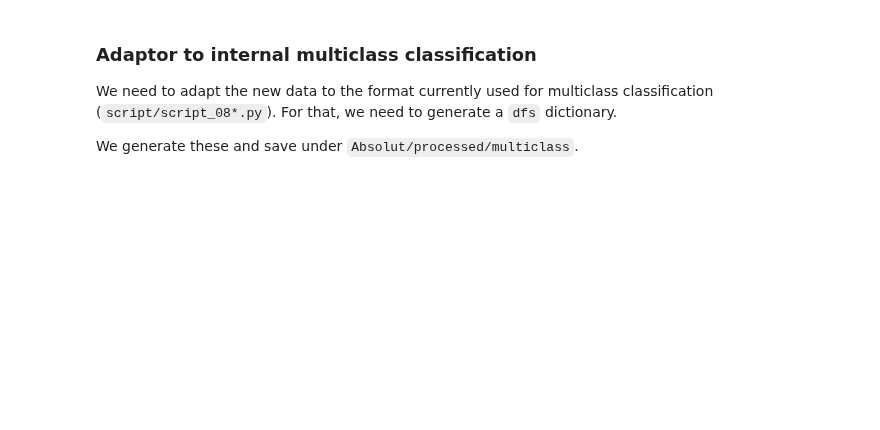
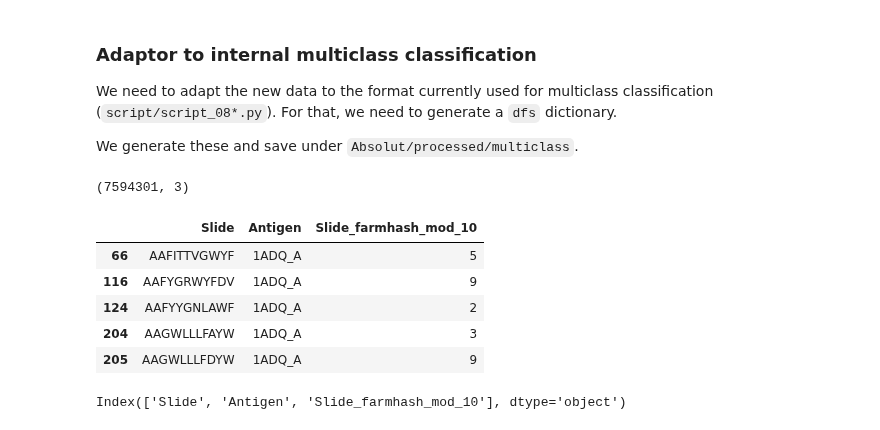
Before and after one commit to csi-greifflab/negative-class-optimization, a Jupyter notebook: notebooks/16_Explore_Absolut_Data.ipynb, the cells around one changed output. Drawn from its saved outputs; the diff is of its cells as text; code cells hidden in the pictures; blank space fills up the shorter version.

Commit message:
Adapt Absolut Dataset3 to internal format

```diff
--- a/notebooks/16_Explore_Absolut_Data.ipynb
+++ b/notebooks/16_Explore_Absolut_Data.ipynb
@@ -64,0 +55,6 @@ antigens[:5]=['1ADQ_A', '1FBI_X', '1FNS_A', '1FSK_A', '1H0D_C']
+# %%
+antigens = datasets.get_Absolut_Dataset3_antigens()
+print(f"{antigens[:5]=}")
+
+df = datasets.get_Absolut_Dataset3_binding_matrix()
+df.head()
@@ -112,0 +100,3 @@ df_wide.head()
+# %%
+df_wide = datasets.convert_AbsolutDataset3_to_wide_format(df, antigens)
+df_wide.head()
@@ -140,0 +134,36 @@ dfs = {
+# %%
+df_global = preprocessing.convert_wide_to_global(df_wide)
+print(df_global.shape)
+df_global.head()
+# %% [output]
+(7594301, 3)
+|  | Slide | Antigen | Slide_farmhash_mod_10 |
+| 66 | AAFITTVGWYF | 1ADQ_A | 5 |
+| 116 | AAFYGRWYFDV | 1ADQ_A | 9 |
+| 124 | AAFYYGNLAWF | 1ADQ_A | 2 |
+| 204 | AAGWLLLFAYW | 1ADQ_A | 3 |
+| 205 | AAGWLLLFDYW | 1ADQ_A | 9 |
+# %%
+num_closed_ags = config.NUM_CLOSED_ANTIGENS_ABSOLUT_DATASET3
+ags_shuffled = utils.shuffle_antigens(antigens)
+ags_closed = ags_shuffled[:num_closed_ags]
+ags_open = ags_shuffled[num_closed_ags:]
+
+dfs_tuple = preprocessing.openset_datasplit_from_global_stable(
+    df_global=df_global,
+    openset_antigens=ags_open,
+)
+
+dfs = {
+    "df_train_val": dfs_tuple[0],
+    "df_test_closed_exclusive": dfs_tuple[1],
+    "df_test_open_exclusive": dfs_tuple[2],
+}
+
+metadata = {
+    "df_train_val__shape": dfs_tuple[0].shape,
+    "df_test_closed_exclusive__shape": dfs_tuple[1].shape,
+    "df_test_open_exclusive__shape": dfs_tuple[2].shape,
+}
+# %% [output]
+Index(['Slide', 'Antigen', 'Slide_farmhash_mod_10'], dtype='object')
```
Also changed, not shown: parts of 9 cells of this notebook, 6 other files.
